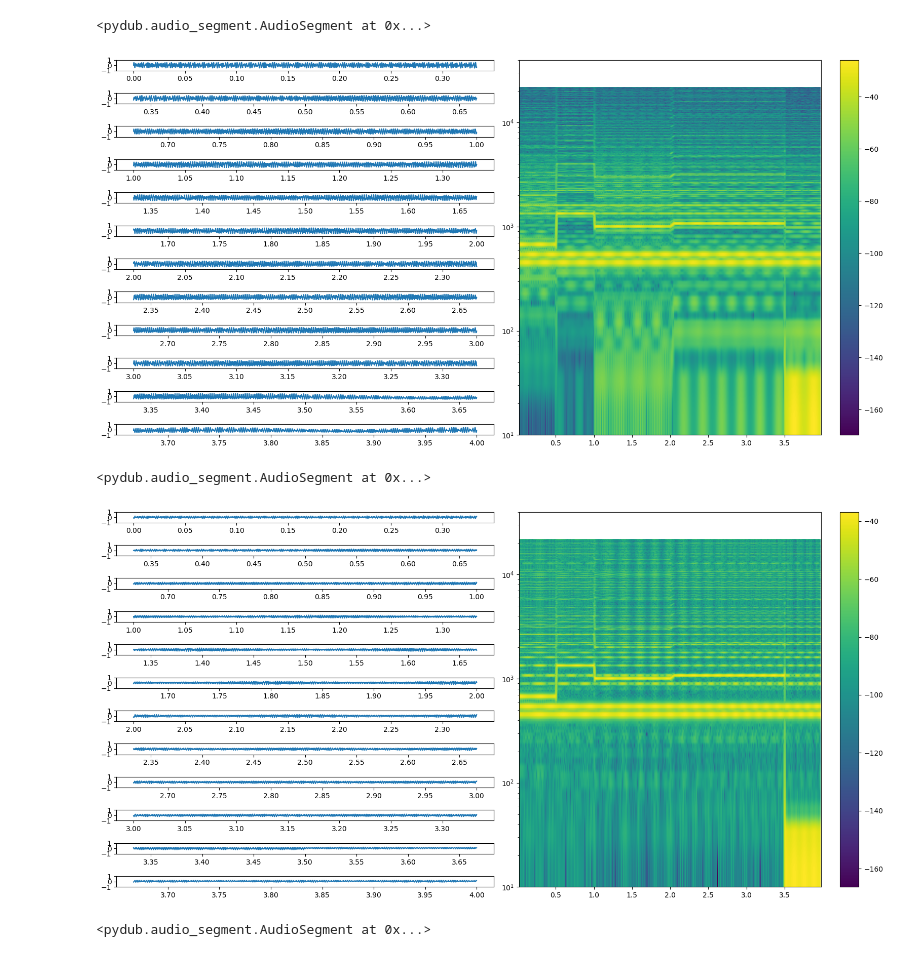
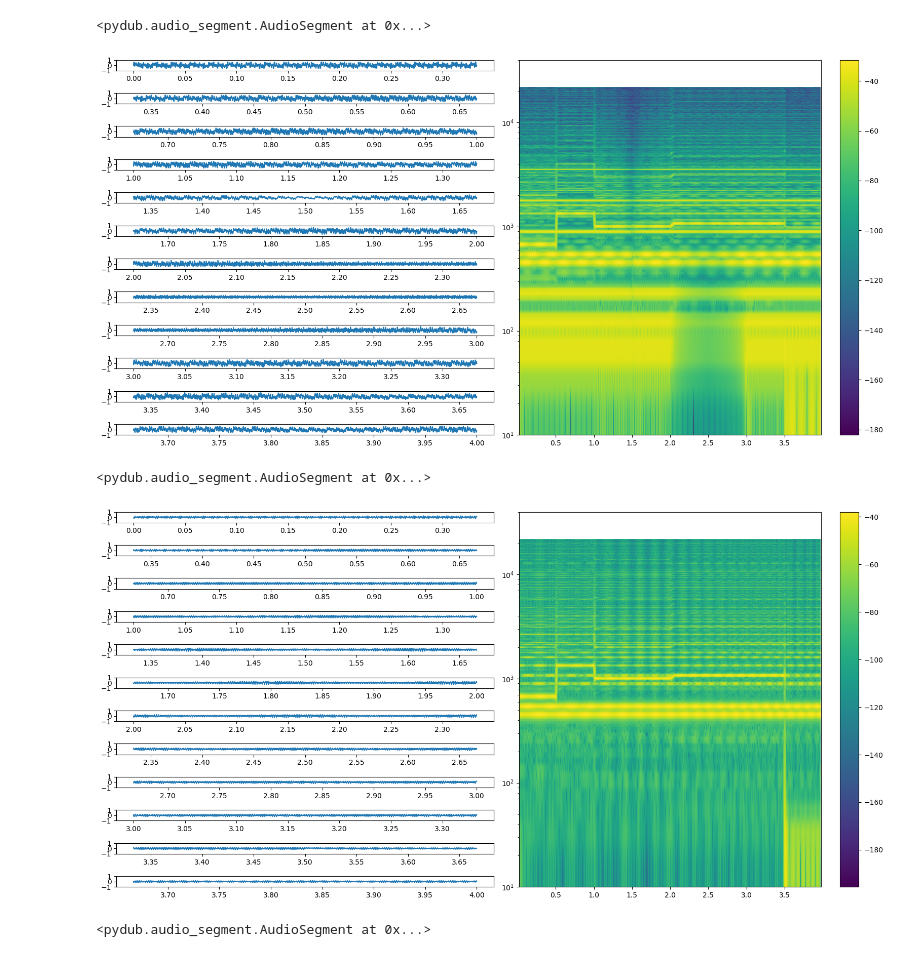
Before and after one commit to SiLiKhon/pywavenum, a Jupyter notebook: demo.ipynb, the cells around one changed output. Drawn from its saved outputs; the diff is of its cells as text; code cells hidden in the pictures.

```diff
--- a/demo.ipynb
+++ b/demo.ipynb
@@ -1,24 +1,29 @@
 # %%
 from pywavenum import waveform_generators as wg
 s = wg.Clip(
     (
         wg.Clip(wg.Sine(440), -6 * (1 + 0.8 * wg.Sine(4.1, 0.3))).gain(-9)
         + wg.Clip(wg.Sine(440 * 6 / 5), -6 * (1 + 0.8 * wg.Sine(4))).gain(-9)
         + wg.Clip(wg.Sine(
             440 * 3 / 2 * wg.PiecewiseLinear(
                 [0.0, 0.5, 0.51, 1.0, 1.01, 2.0, 2.05, 3.5],
                 [1.0, 1.0, 2.00, 2.0, 1.50, 1.5, 1.60, 1.6],
             )
         ), -6 * (1 + 0.8 * wg.Sine(3.9, 0.6))).gain(-9)
     ),
     -7.5, softness=0.2
 ).gain(3)
+s = sum([
+    wg.Sine(f).gain(-16) for f in [440 / 8, 440 / 4, 440 / 2, 440 * 2, 440 * 4, 440 * 8]
+], s)
+s = wg.LPF(s, wg.PiecewiseLinear([1.0, 1.5, 2.0], [22000.0, 1000.0, 22000.0], extend=True))
+s = wg.HPF(s, wg.PiecewiseLinear([2.0, 2.5, 3.0], [22.0, 10000.0, 22.0], extend=True)).gain(-3)
 
 fig = s.visualize(tmax=4)
 s.to_audio(tmax=4)
 # %% [output]
 <pydub.audio_segment.AudioSegment at 0x...>
-[figure, old version]
+[figure, new version]
 # %%
 import numpy as np
 wf1 = lambda x, t: (2 * x - 1) * np.exp(-(2 + wg.Sine(wg.PiecewiseLinear([0, 4], [2.5, 8])))(t) * (2 * x - 1)**2)
@@ -35,12 +40,13 @@ s = wg.Clip(
     ),
     -0, softness=0.2
 ).gain(-3)
+s = wg.HPF(wg.LPF(s, 22000.0), 40.0)
 
 fig = s.visualize(tmax=4)
 s.to_audio(tmax=4)
 # %% [output]
 <pydub.audio_segment.AudioSegment at 0x...>
-[figure, old version]
+[figure, new version]
 # %%
 def note(freq, generator, atk=0.005, dur=0.00001, decay=0.5):
     return generator(freq) * wg.PiecewiseLinear([0.0, atk, atk + dur, atk + dur + decay], [0.0, 1.0, 1.0, 0.0])
```
Also changed, not shown: parts of 1 cell of this notebook, 2 other files.
